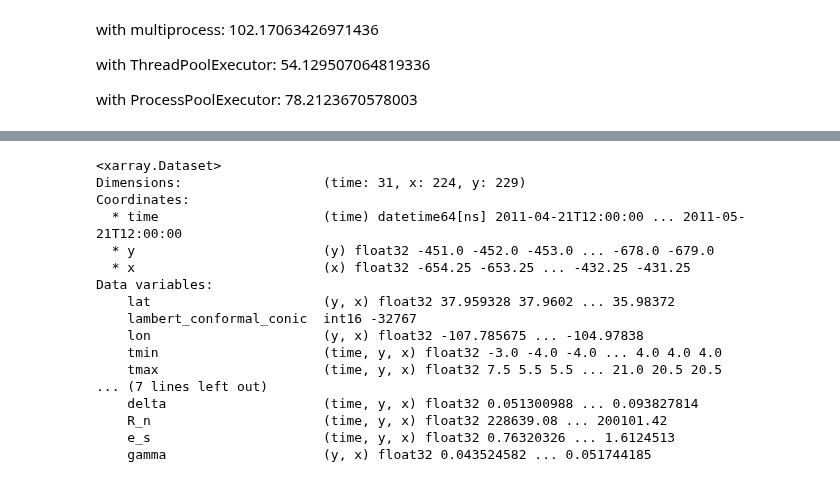
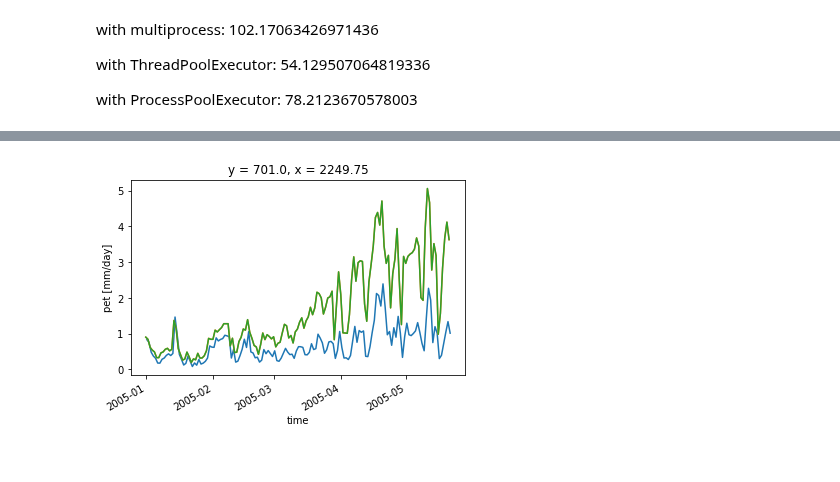
Before and after one commit to hyriver/pygeohydro, a Jupyter notebook: Untitled.ipynb, the cells around one changed output, grey strips where cells are left out. Cells and saved outputs as stored; diff of their text form; code cells hidden in the pictures.

Commit message:
added pet calculation using fao method for gridded and pixel and add support for downloading daymet data by years rather than range. Also some bug fixes and improvements as well as new docstrings

```diff
--- a/Untitled.ipynb
+++ b/Untitled.ipynb
@@ -32,7 +36,4 @@ with ProcessPoolExecutor: 78.2123670578003
 # %%
-from hydrodata.datasets import deymet_singlepixel
+from hydrodata.datasets import deymet_bypoint
 
-lon, lat = -75.0, 40.0
-start = '2011-04-21'
-end = '2011-05-21'
-singlepixel = deymet_singlepixel(lon, lat, start, end, pet=True, pheonolgy=False)
+df1 = deymet_bypoint(lon, lat, start=start, end=end, pet=True, pheonolgy=False)
@@ -85,2 +39,0 @@ gridded['delta'] = 4098*(0.6108*np.exp(17.27*gridded['tmean']/(gridded['tmean']
-# %%
-lat = gridded.sel(time=start_date).lat
@@ -111,20 +40,28 @@ gridded['time'] = dates
-# %%
-gridded
-# %% [output]
-<xarray.Dataset>
-Dimensions:                  (time: 31, x: 224, y: 229)
-Coordinates:
-  * time                     (time) datetime64[ns] 2011-04-21T12:00:00 ... 2011-05-21T12:00:00
-  * y                        (y) float32 -451.0 -452.0 -453.0 ... -678.0 -679.0
-  * x                        (x) float32 -654.25 -653.25 ... -432.25 -431.25
-Data variables:
-    lat                      (y, x) float32 37.959328 37.9602 ... 35.98372
-    lambert_conformal_conic  int16 -32767
-    lon                      (y, x) float32 -107.785675 ... -104.97838
-    tmin                     (time, y, x) float32 -3.0 -4.0 -4.0 ... 4.0 4.0 4.0
-    tmax                     (time, y, x) float32 7.5 5.5 5.5 ... 21.0 20.5 20.5
-... (7 lines left out)
-    delta                    (time, y, x) float32 0.051300988 ... 0.093827814
-    R_n                      (time, y, x) float32 228639.08 ... 200101.42
-    e_s                      (time, y, x) float32 0.76320326 ... 1.6124513
-    gamma                    (y, x) float32 0.043524582 ... 0.051744185
+# %%
+import eto
+
+df = df1[["tmax (deg c)", "tmin (deg c)", "vp (Pa)"]].copy()
+df.columns = ["T_max", "T_min", "e_a"]
+df["R_s"] = df1['srad (W/m^2)'] * df1['dayl (s)'] * 1e-6  # to MJ/m2
+df["e_a"] *= 1e-3  # to kPa
+
+et1 = eto.ETo()
+freq = "D"
+datum = utils.get_elevation(lon, lat)
+et1.param_est(
+    df[["R_s", "T_max", "T_min", "e_a"]], freq, datum, lat, lon
+)
+pet = et1.eto_fao()
+# %%
+from hydrodata.datasets import daymet_bybbox
+
+ext = 0.2
+bbox = [lon - 0.2, lat - 0.2, lon + 0.2, lat + 0.2]
+variables = ["tmin", "tmax", "prcp", "vp", "srad", "dayl"]
+gridded = daymet_bybbox(bbox, start=start, end=end, variables=variables, pet=True)
+# %%
+gridded.isel(x=22, y=25).pet.plot()
+pet.plot()
+df1['pet (mm/day)'].plot();
+# %% [output]
+[figure, added]
```
Also changed, not shown: parts of 19 cells of this notebook, 4 other files.
